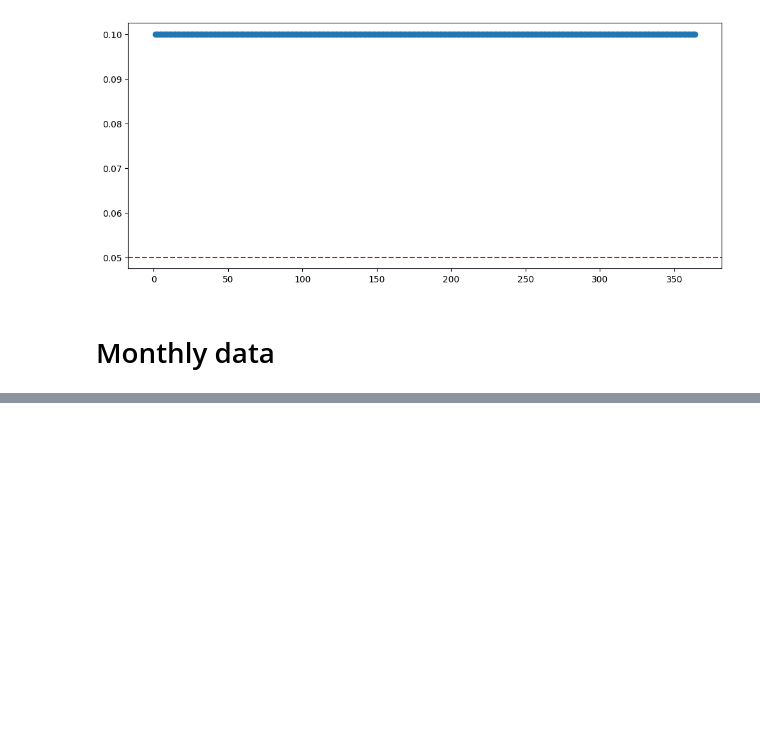
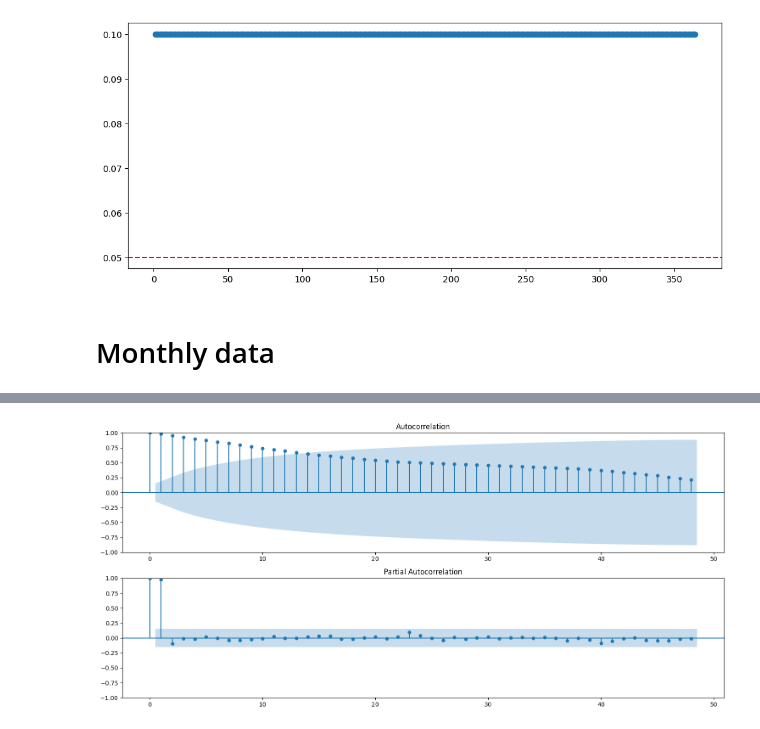
Before and after one commit to zamanmiraz/predict-crypto, a Jupyter notebook: notebooks/bitcoin/bitcoin_predict.ipynb, the cells around one changed output, grey strips where cells are left out. Cells and saved outputs as stored; diff of their text form; code cells hidden in the pictures; blank space fills up the shorter version.

```diff
--- a/notebooks/bitcoin/bitcoin_predict.ipynb
+++ b/notebooks/bitcoin/bitcoin_predict.ipynb
@@ -415,3 +471,17 @@ plt.show()
+# %%
+# Autocorrelation and Partial Autocorrelation
+from statsmodels.graphics.tsaplots import plot_acf, plot_pacf
+custom_month_price_box = df_monthly['weighted_price_box'].interpolate().dropna()
+
+plt.figure(figsize=(15,7))
+ax = plt.subplot(211)
+sm.graphics.tsa.plot_acf(custom_month_price_box.values.squeeze(), lags=48, ax=ax)
+ax = plt.subplot(212)
+sm.graphics.tsa.plot_pacf(custom_month_price_box.values.squeeze(), lags=48, ax=ax)
+plt.tight_layout()
+plt.show()
+# %% [output]
+[figure, added]
 # %%
 # Autocorrelation and Partial Autocorrelation
 from statsmodels.graphics.tsaplots import plot_acf, plot_pacf
```
Also changed, not shown: parts of 14 cells of this notebook, 1 other file.
